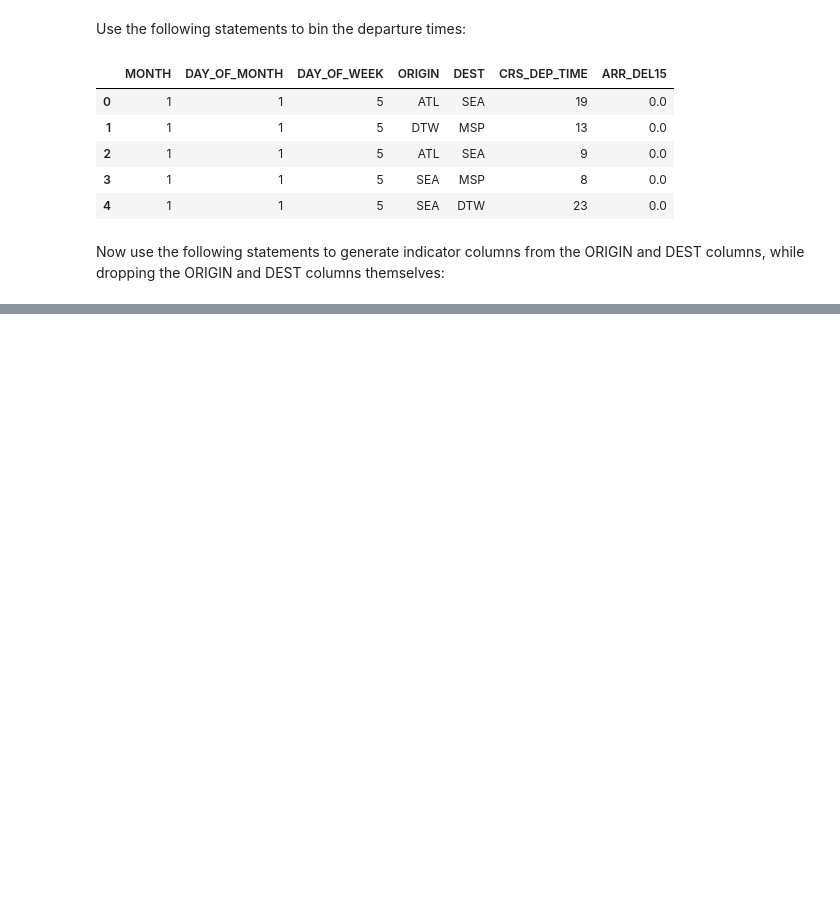
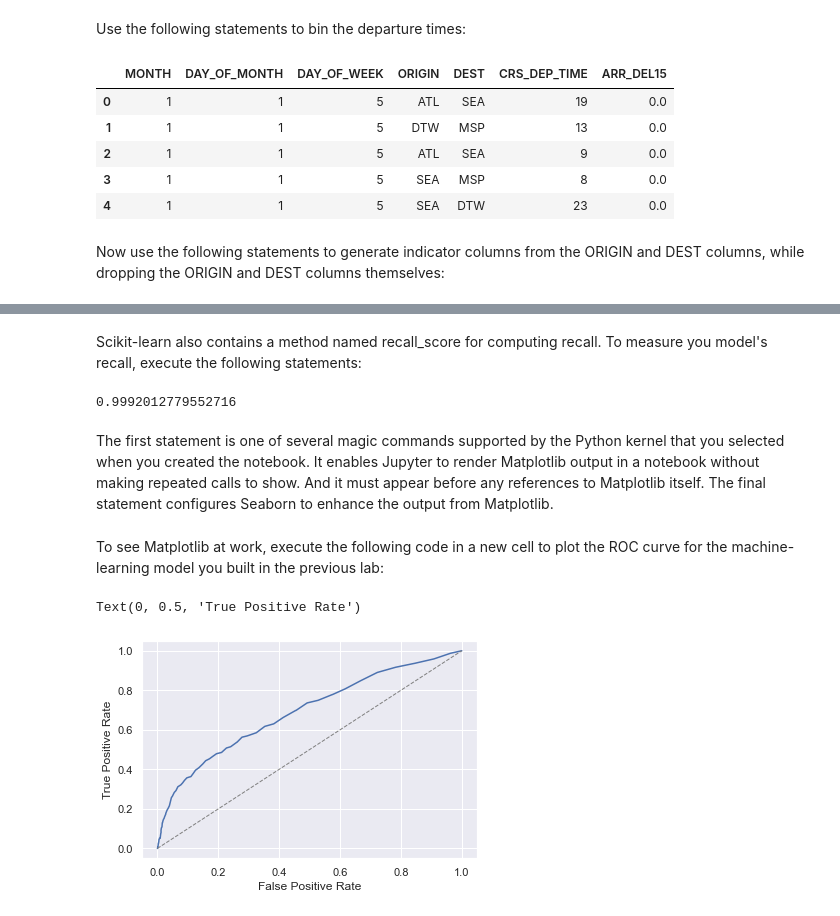
Before and after one commit to flegaspi700/ML-FML, a Jupyter notebook: Azure/Predict Flight Delays.ipynb, the cells around one changed output, grey strips where cells are left out. Drawn from its saved outputs; the diff is of its cells as text; code cells hidden in the pictures; blank space fills up the shorter version.

```diff
--- a/Azure/Predict Flight Delays.ipynb
+++ b/Azure/Predict Flight Delays.ipynb
@@ -167,0 +172,3 @@ df.head()
+# %%
+from sklearn.model_selection import train_test_split
+train_x, test_x, train_y, test_y = train_test_split(df.drop('ARR_DEL15', axis=1), df['ARR_DEL15'], test_size=0.2, random_state=42)
@@ -167,0 +191,5 @@ df.head()
+# %%
+from sklearn.ensemble import RandomForestClassifier
+
+model = RandomForestClassifier(random_state=13)
+model.fit(train_x, train_y)
@@ -167,0 +213,3 @@ df.head()
+# %%
+from sklearn.metrics import roc_auc_score
+probabilities = model.predict_proba(test_x)
@@ -167,0 +251,29 @@ df.head()
+# %% [markdown]
+Scikit-learn also contains a method named recall_score for computing recall. To measure you model's recall, execute the following statements:
+# %%
+from sklearn.metrics import recall_score
+
+recall_score(train_y, train_predictions)
+# %% [output]
+0.9992012779552716
+# %% [markdown]
+The first statement is one of several magic commands supported by the Python kernel that you selected when you created the notebook. It enables Jupyter to render Matplotlib output in a notebook without making repeated calls to show. And it must appear before any references to Matplotlib itself. The final statement configures Seaborn to enhance the output from Matplotlib.
+# %%
+%matplotlib inline
+import matplotlib.pyplot as plt
+import seaborn as sns
+
+sns.set()
+# %% [markdown]
+To see Matplotlib at work, execute the following code in a new cell to plot the ROC curve for the machine-learning model you built in the previous lab:
+# %%
+from sklearn.metrics import roc_curve
+
+fpr, tpr, _ = roc_curve(test_y, probabilities[:, 1])
+plt.plot(fpr, tpr)
+plt.plot([0, 1], [0, 1], color='grey', lw=1, linestyle='--')
+plt.xlabel('False Positive Rate')
+plt.ylabel('True Positive Rate')
+# %% [output]
+Text(0, 0.5, 'True Positive Rate')
+[figure, added]
```
Also changed, not shown: parts of 33 cells of this notebook.
